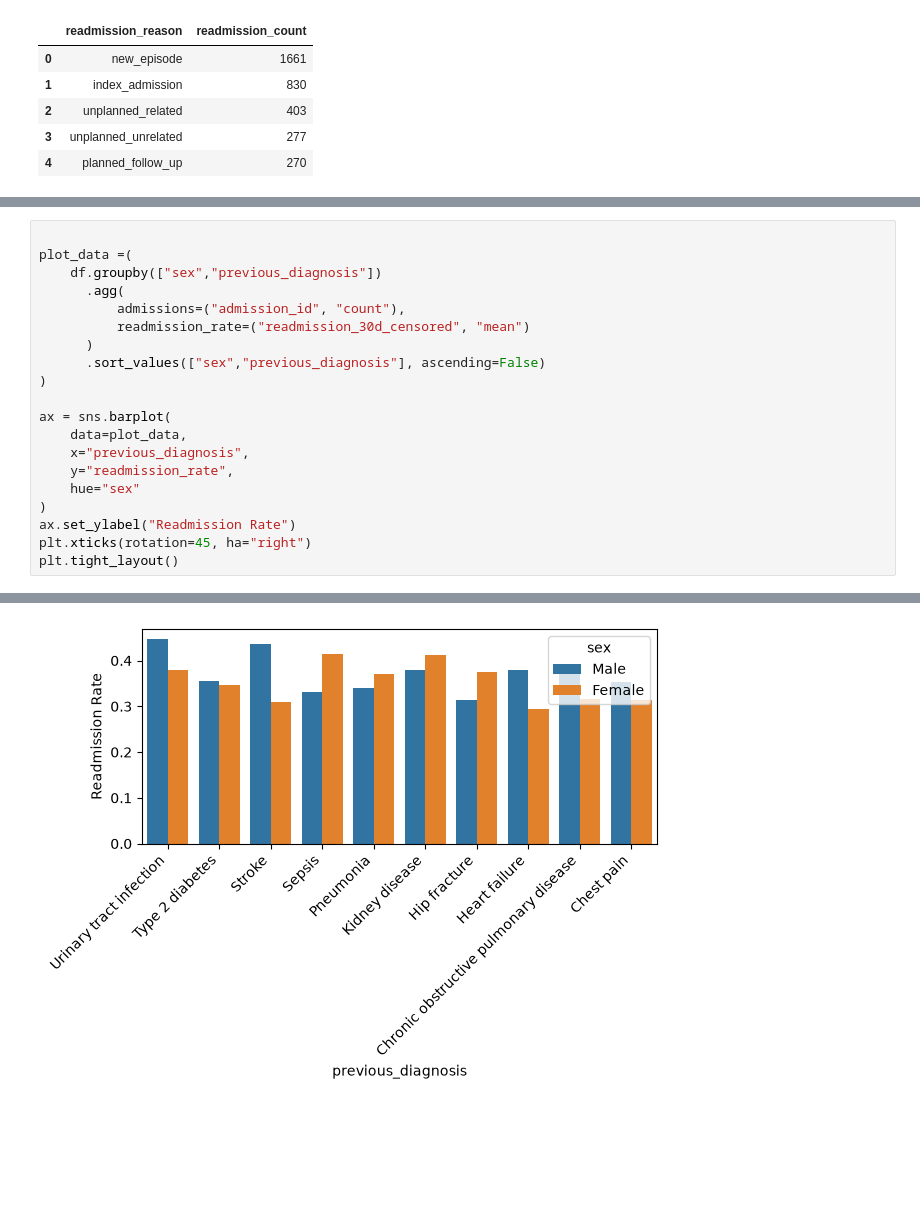
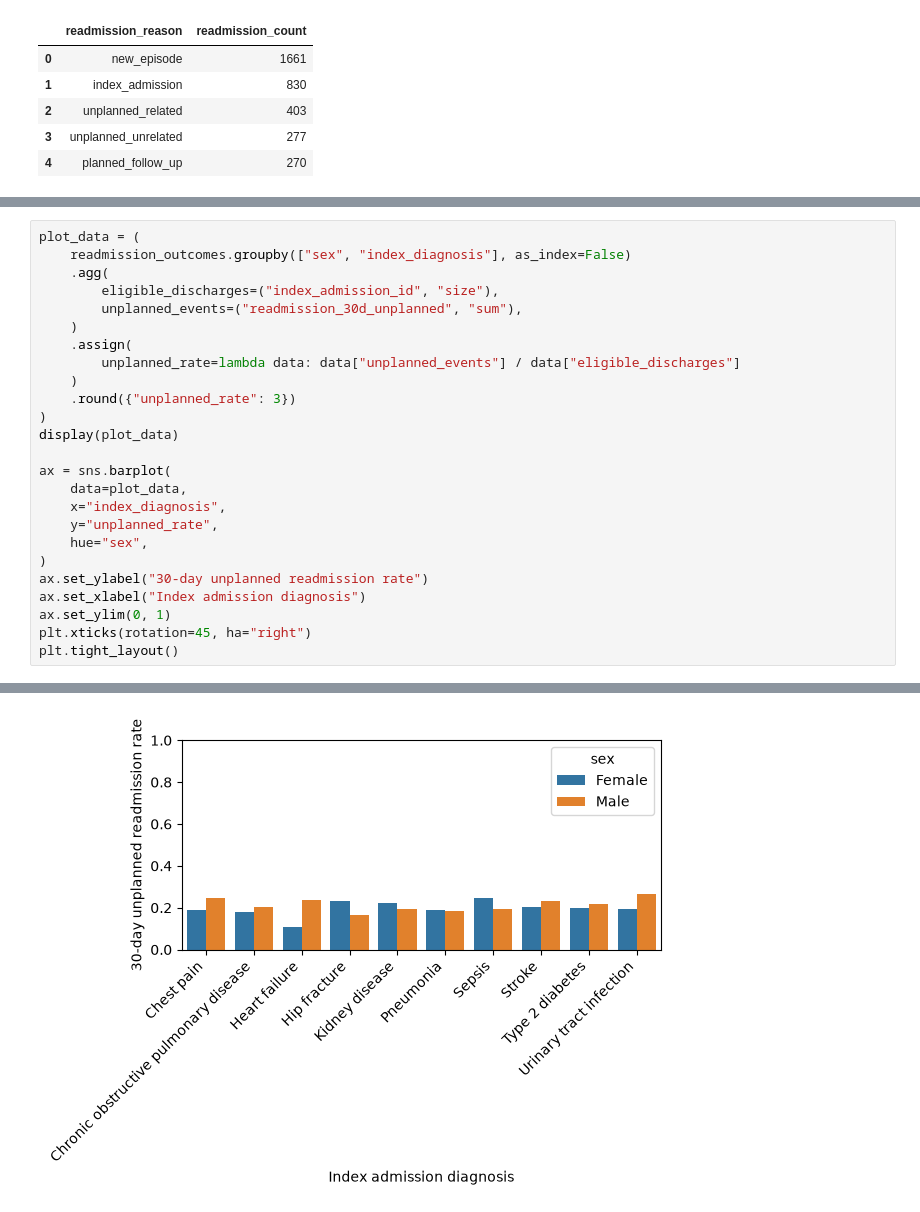
Before and after one commit to robertmaidstone/readmission-study, a Jupyter notebook: notebooks/analysis.ipynb, the cells around one changed output, grey strips where cells are left out. Drawn from its saved outputs; the diff is of its cells as text; blank space fills up the shorter version.

```diff
--- a/notebooks/analysis.ipynb
+++ b/notebooks/analysis.ipynb
@@ -310,21 +327,26 @@ Name: count, dtype: int64
 # %%
-
-plot_data =(
-    df.groupby(["sex","previous_diagnosis"])
-      .agg(
-          admissions=("admission_id", "count"),
-          readmission_rate=("readmission_30d_censored", "mean")
-      )
-      .sort_values(["sex","previous_diagnosis"], ascending=False)
+plot_data = (
+    readmission_outcomes.groupby(["sex", "index_diagnosis"], as_index=False)
+    .agg(
+        eligible_discharges=("index_admission_id", "size"),
+        unplanned_events=("readmission_30d_unplanned", "sum"),
+    )
+    .assign(
+        unplanned_rate=lambda data: data["unplanned_events"] / data["eligible_discharges"]
+    )
+    .round({"unplanned_rate": 3})
 )
+display(plot_data)
 
 ax = sns.barplot(
     data=plot_data,
-    x="previous_diagnosis",
-    y="readmission_rate",
-    hue="sex"
+    x="index_diagnosis",
+    y="unplanned_rate",
+    hue="sex",
 )
-ax.set_ylabel("Readmission Rate")
+ax.set_ylabel("30-day unplanned readmission rate")
+ax.set_xlabel("Index admission diagnosis")
+ax.set_ylim(0, 1)
 plt.xticks(rotation=45, ha="right")
 plt.tight_layout()
 # %% [output]
@@ -331 +370 @@ plt.tight_layout()
-[figure, old version]
+[figure, new version]
```
Also changed, not shown: parts of 11 cells of this notebook, 4 other files.
